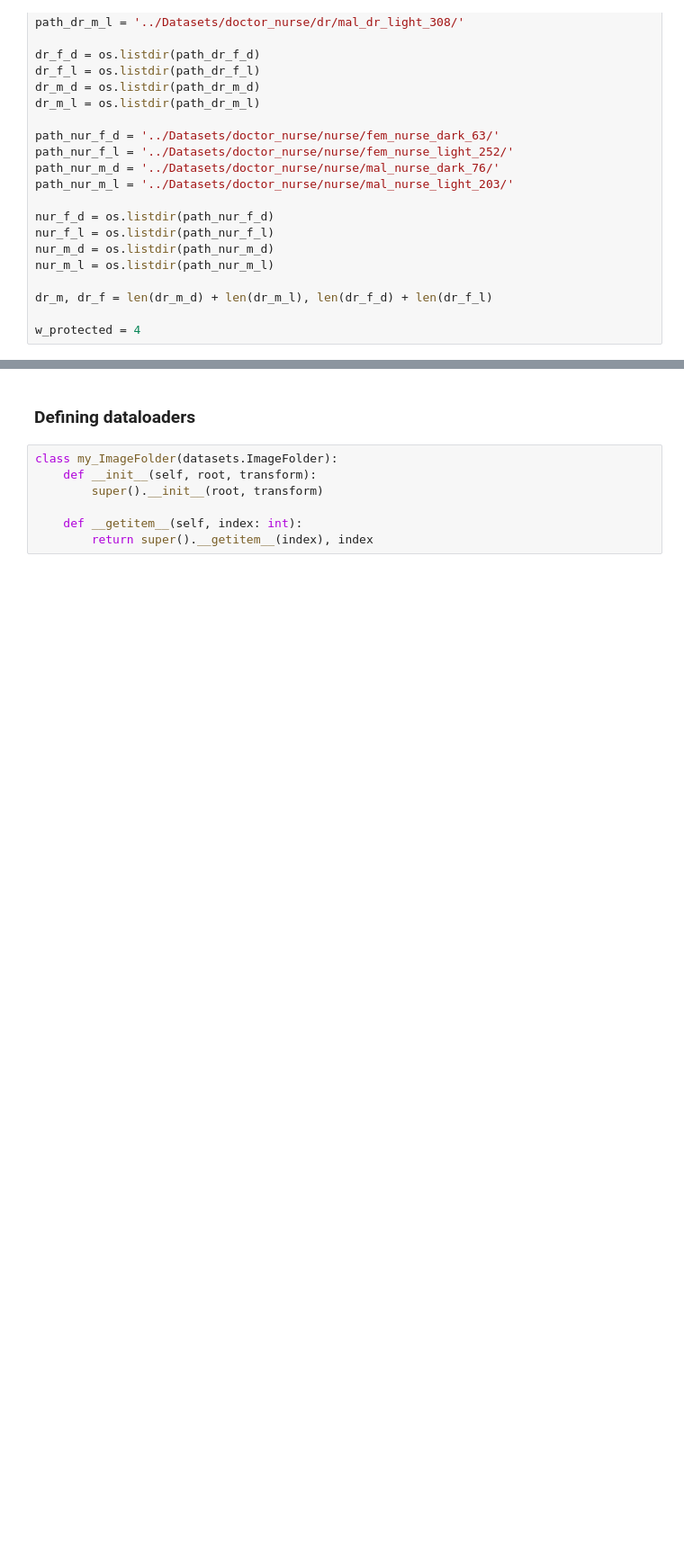
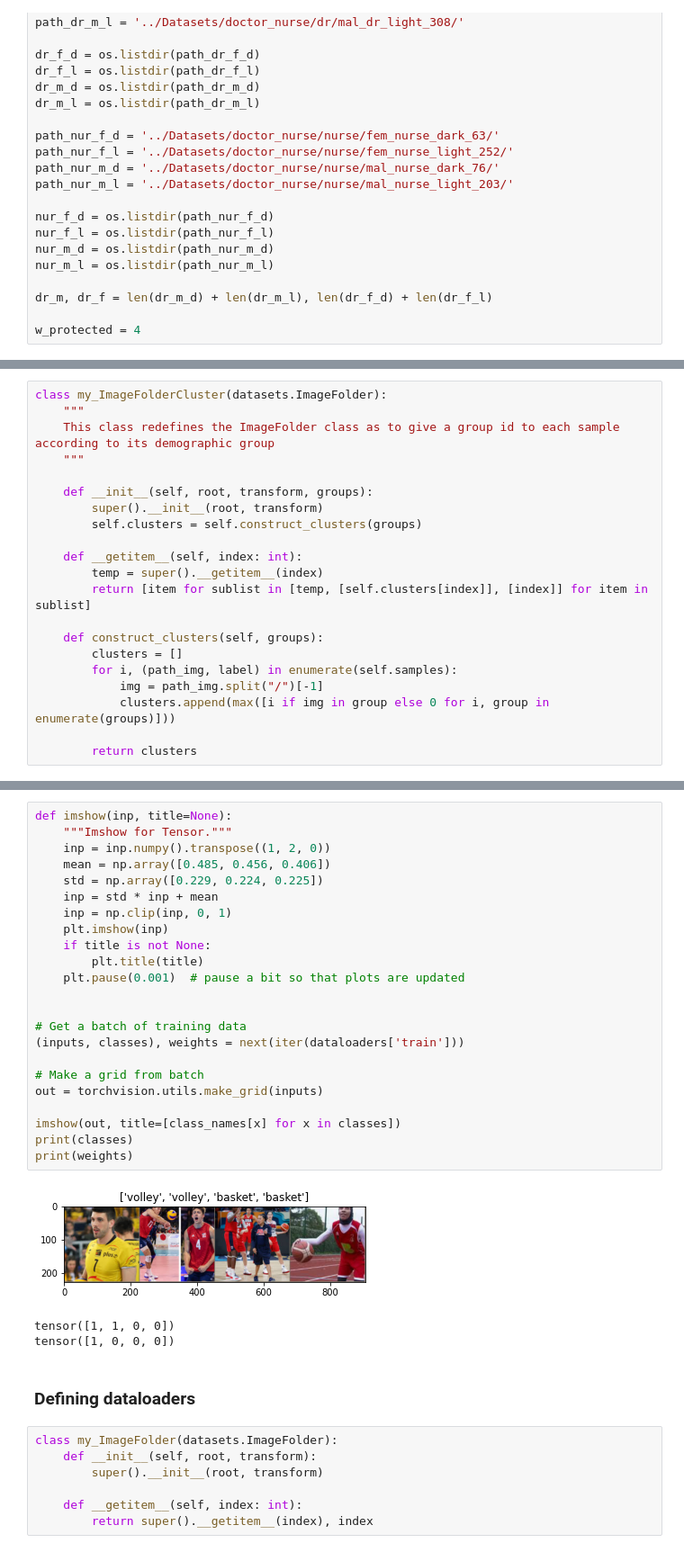
Before and after one commit to ghayat2/Agnostic_Fairness, a Jupyter notebook: Clustering/K-means (doctor_nurse).ipynb, the cells around one changed output, grey strips where cells are left out. Shown at 90% size. Cells and saved outputs as stored; diff of their text form; blank space fills up the shorter version.

Commit message:
Reweighting algorithms (cluster + sample) now works with image dataset

```diff
--- a/Clustering/K-means (doctor_nurse).ipynb
+++ b/Clustering/K-means (doctor_nurse).ipynb
@@ -89,0 +75,21 @@ voll_y_m = os.listdir(path_voll_y_m)
+# %%
+class my_ImageFolderCluster(datasets.ImageFolder):
+    """
+    This class redefines the ImageFolder class as to give a group id to each sample according to its demographic group
+    """
+
+    def __init__(self, root, transform, groups):
+        super().__init__(root, transform)
+        self.clusters = self.construct_clusters(groups)
+
+    def __getitem__(self, index: int):
+        temp = super().__getitem__(index)
+        return [item for sublist in [temp, [self.clusters[index]], [index]] for item in sublist]
+
+    def construct_clusters(self, groups):
+        clusters = []
+        for i, (path_img, label) in enumerate(self.samples):
+            img = path_img.split("/")[-1]
+            clusters.append(max([i if img in group else 0 for i, group in enumerate(groups)]))
+
+        return clusters
@@ -90,3 +147,30 @@ voll_y_m = os.listdir(path_voll_y_m)
+# %%
+def imshow(inp, title=None):
+    """Imshow for Tensor."""
+    inp = inp.numpy().transpose((1, 2, 0))
+    mean = np.array([0.485, 0.456, 0.406])
+    std = np.array([0.229, 0.224, 0.225])
+    inp = std * inp + mean
+    inp = np.clip(inp, 0, 1)
+    plt.imshow(inp)
+    if title is not None:
+        plt.title(title)
+    plt.pause(0.001)  # pause a bit so that plots are updated
+
+
+# Get a batch of training data
+(inputs, classes), weights = next(iter(dataloaders['train']))
+
+# Make a grid from batch
+out = torchvision.utils.make_grid(inputs)
+
+imshow(out, title=[class_names[x] for x in classes])
+print(classes)
+print(weights)
+# %% [output]
+[figure, added]
+tensor([1, 1, 0, 0])
+tensor([1, 0, 0, 0])
 # %% [markdown]
 ###  Defining dataloaders
 # %%
```
Also changed, not shown: parts of 7 cells of this notebook, 8 other files.
